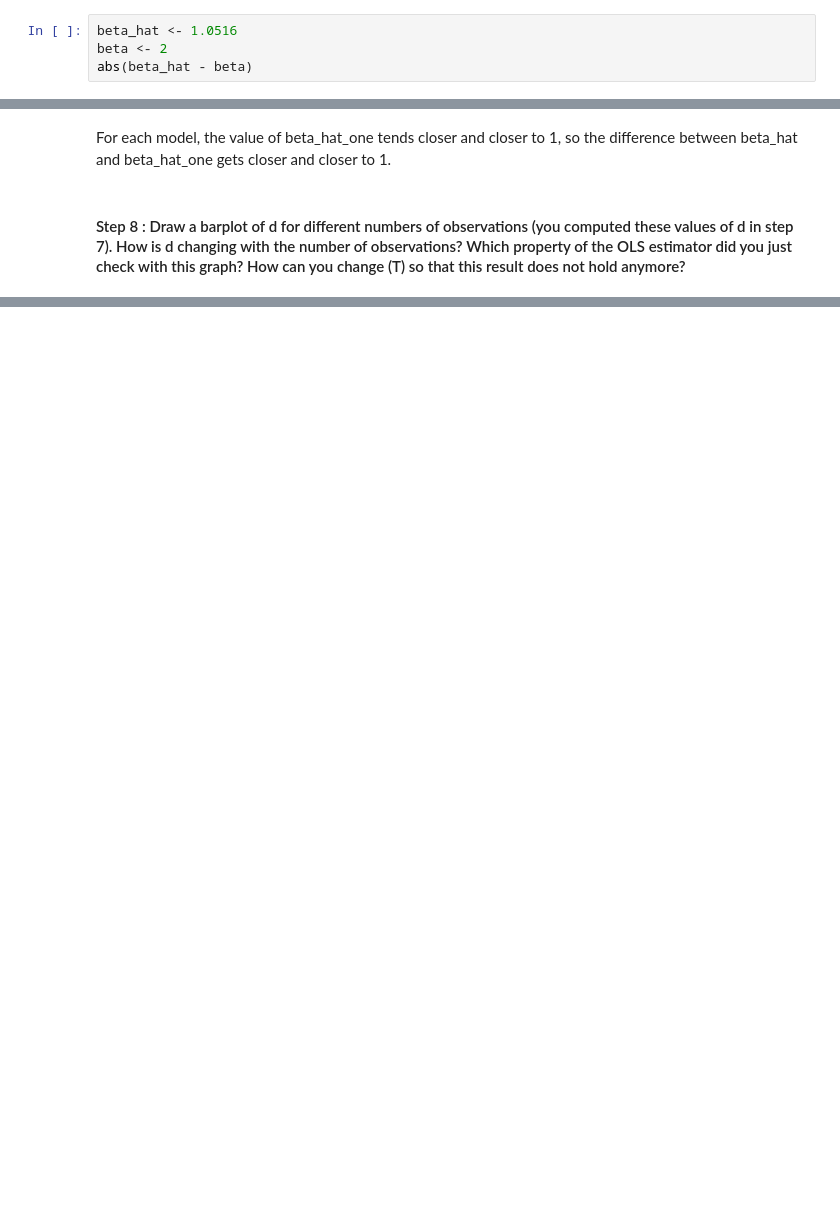
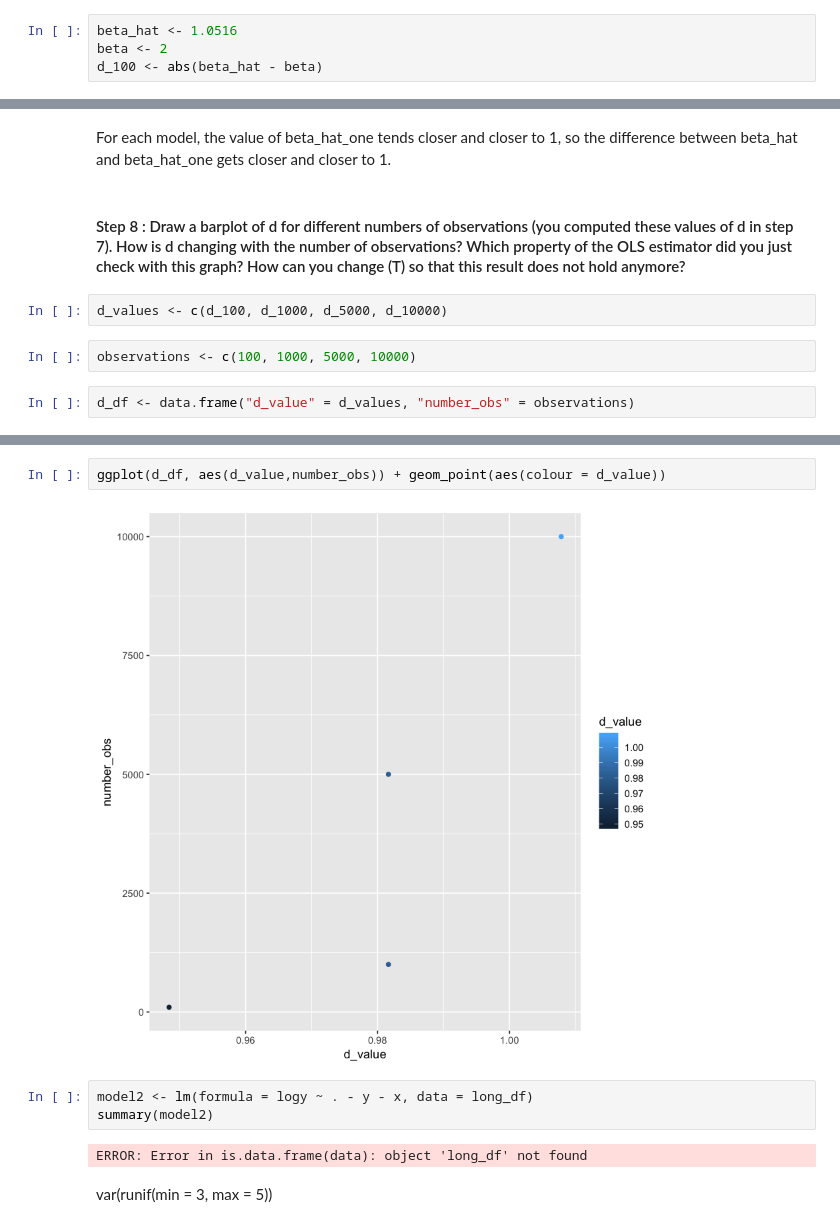
Before and after one commit to alexiscarlier/q2, a Jupyter notebook: Homework_A.ipynb, the cells around one changed output, grey strips where cells are left out. Cells and saved outputs as stored; diff of their text form; blank space fills up the shorter version.

```diff
--- a/Homework_A.ipynb
+++ b/Homework_A.ipynb
@@ -405,4 +545,4 @@ No they aren't
 # %%
 beta_hat <- 1.0516
 beta <- 2
-abs(beta_hat - beta)
+d_100 <- abs(beta_hat - beta)
@@ -461,3 +711,9 @@ d_10000
 For each model, the value of beta_hat_one tends closer and closer to 1, so the difference between beta_hat and beta_hat_one gets closer and closer to 1.
 # %% [markdown]
 #### Step 8 : Draw a barplot of d for different numbers of observations (you computed these values of d in step 7). How is d changing with the number of observations? Which property of the OLS estimator did you just check with this graph? How can you change (T) so that this result does not hold anymore?
+# %%
+d_values <- c(d_100, d_1000, d_5000, d_10000)
+# %%
+observations <- c(100, 1000, 5000, 10000)
+# %%
+d_df <- data.frame("d_value" = d_values, "number_obs" = observations)
@@ -463,0 +728,11 @@ For each model, the value of beta_hat_one tends closer and closer to 1, so the d
+# %%
+ggplot(d_df, aes(d_value,number_obs)) + geom_point(aes(colour = d_value))
+# %% [output]
+[figure, added]
+# %%
+model2 <- lm(formula = logy ~ . - y - x, data = long_df)
+summary(model2)
+# %% [output]
+ERROR: Error in is.data.frame(data): object 'long_df' not found
+# %% [markdown]
+var(runif(min = 3, max = 5))
```
Also changed, not shown: parts of 38 cells of this notebook, 2 other files.
